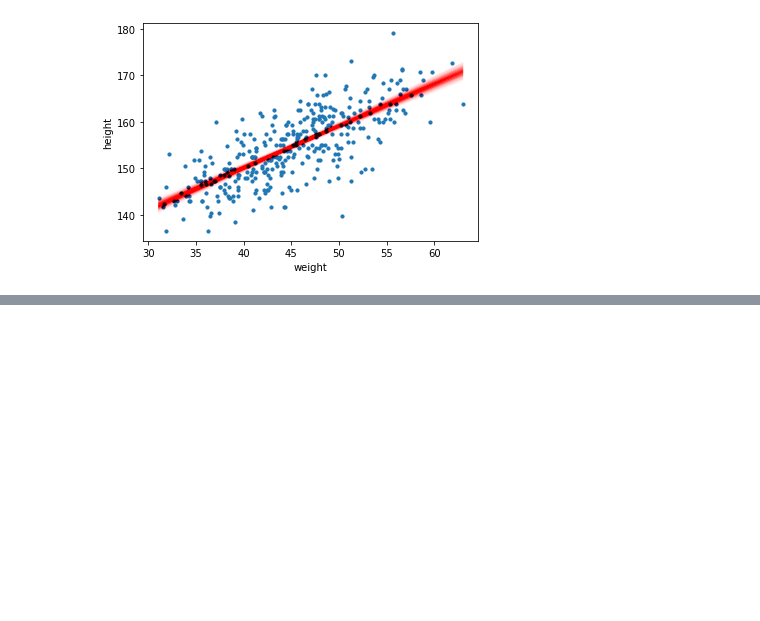
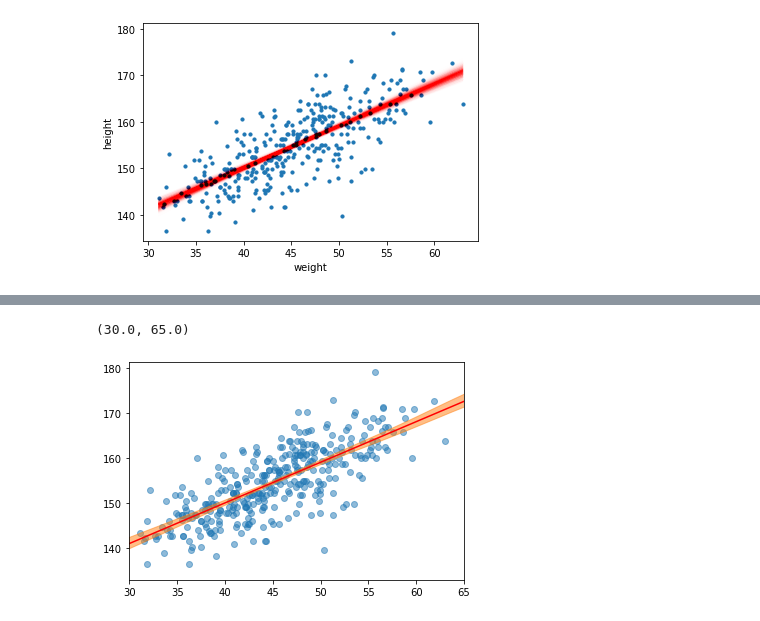
Before and after one commit to SamGijsen/StatisticalRethinking_PyMC, a Jupyter notebook: Chapter 4.ipynb, the cells around one changed output, grey strips where cells are left out. Saved outputs shown, nothing was run; the diff lists cells and outputs as text; code cells hidden in the pictures; blank space fills up the shorter version.

```diff
--- a/Chapter 4.ipynb
+++ b/Chapter 4.ipynb
@@ -424,0 +450,9 @@ array([158.46082, 159.76514], dtype=float32)
+# %%
+# code 4.56
+plt.scatter(d2.weight, d2.height,alpha=0.5)
+az.plot_hdi(weight_interval, mu_at_w.T, hdi_prob=0.89)
+plt.plot(weight_interval, mu_means, 'r')
+plt.xlim([30, 65])
+# %% [output]
+(30.0, 65.0)
+[figure, added]
```
Also changed, not shown: parts of 15 cells of this notebook.
